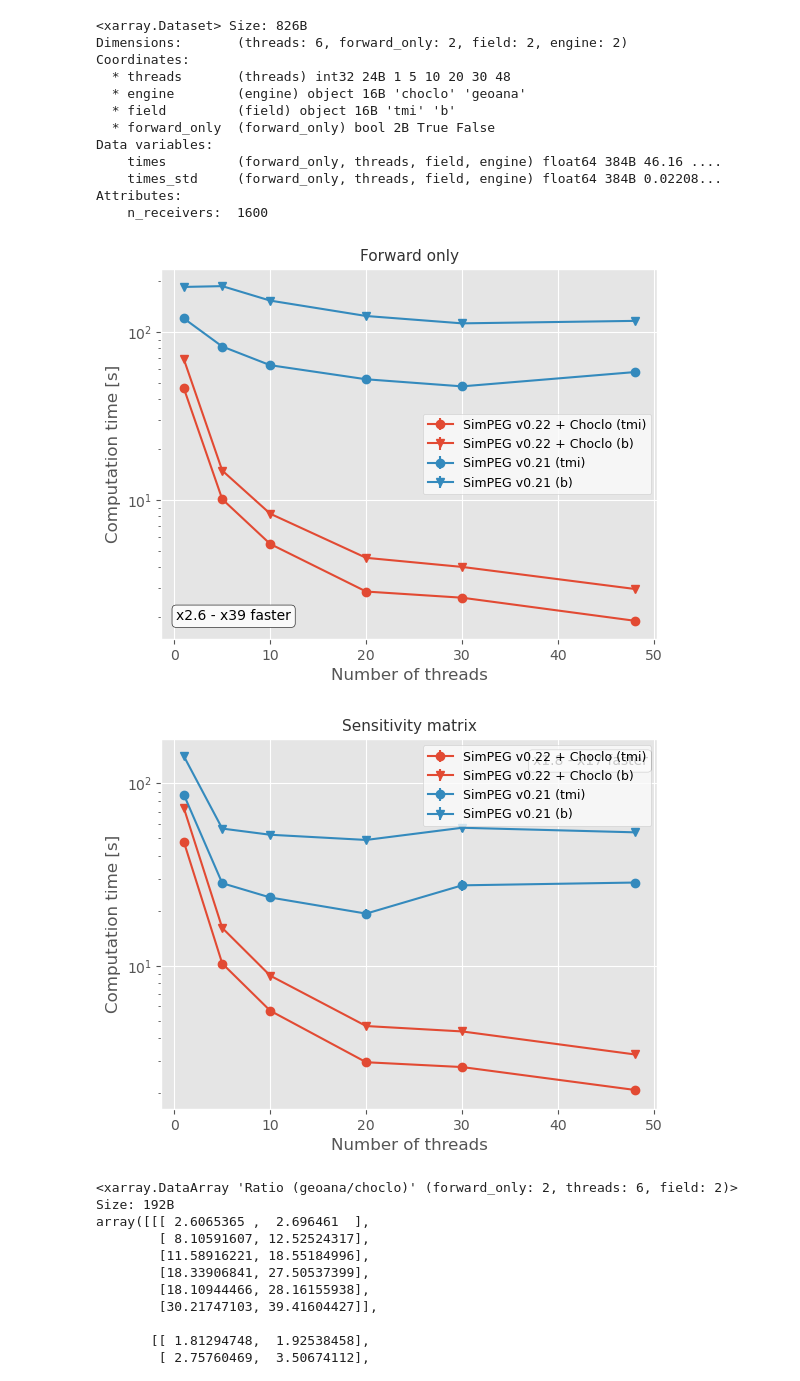
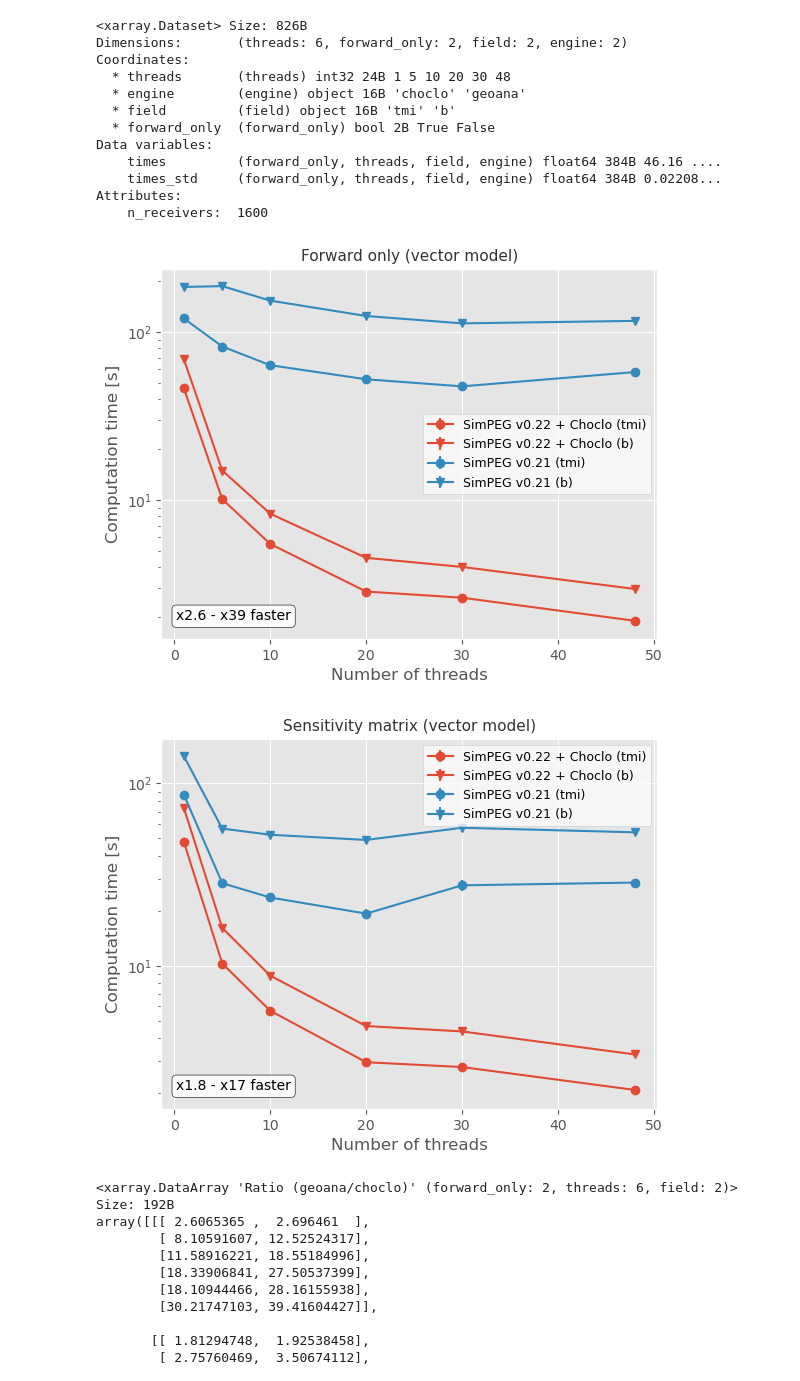
Before and after one commit to santisoler/simpeg-benchmarks-magnetic, a Jupyter notebook: code/figures.ipynb, the cells around one changed output. Saved outputs shown, nothing was run; the diff lists cells and outputs as text; code cells hidden in the pictures.

```diff
--- a/code/figures.ipynb
+++ b/code/figures.ipynb
@@ -204,7 +203,7 @@ Attributes:
 ds = parallel
 
 for forward_only in (True, False):
-    title = get_title(forward_only, parallel=True)
+    title = get_title(forward_only, parallel=True, scalar_model=True)
 
     colors = ["C0", "C1", "C2", "C3"]
     markers = ["o", "v"]
@@ -217,7 +216,7 @@ for forward_only in (True, False):
 
     for marker, field in zip(markers, dask.field.values):
         tmp = dask.sel(field=field, forward_only=forward_only)
-        label = f"SimPEG + Dask ({field})"
+        label = f"SimPEG v0.21 + Dask ({field})"
         plt.errorbar(tmp.n_cells, tmp.times, yerr=tmp.times_std, label=label, marker=marker, color=colors[3])
 
     # Compute ratii
@@ -310,6 +309,7 @@ ds = threads
 
 for forward_only in (True, False):
     title = "Forward only" if forward_only else "Sensitivity matrix"
+    title += " (scalar model)"
 
     colors = ["C0", "C1", "C2", "C3"]
     markers = ["o", "v"]
@@ -404,7 +404,7 @@ Attributes:
 ds = vector_serial
 
 for forward_only in (True, False):
-    title = get_title(forward_only, parallel=False)
+    title = get_title(forward_only, parallel=False, scalar_model=False)
 
     colors = ["C0", "C1", "C2", "C3"]
     markers = ["o", "v"]
@@ -496,7 +496,7 @@ Attributes:
 ds = vector_parallel.sel(n_cells=vector_parallel.n_cells < 1e6)
 
 for forward_only in (True, False):
-    title = get_title(forward_only, parallel=True)
+    title = get_title(forward_only, parallel=True, scalar_model=False)
 
     colors = ["C0", "C1", "C2", "C3"]
     markers = ["o", "v"]
@@ -509,7 +509,7 @@ for forward_only in (True, False):
 
     for marker, field in zip(markers, dask.field.values):
         tmp = dask.sel(field=field, forward_only=forward_only)
-        label = f"SimPEG + Dask ({field})"
+        label = f"SimPEG v0.21 + Dask ({field})"
         plt.errorbar(tmp.n_cells, tmp.times, yerr=tmp.times_std, label=label, marker=marker, color=colors[3])
 
     # Compute ratii
@@ -625,6 +625,7 @@ ds = threads_vector
 
 for forward_only in (True, False):
     title = "Forward only" if forward_only else "Sensitivity matrix"
+    title += " (vector model)"
 
     colors = ["C0", "C1", "C2", "C3"]
     markers = ["o", "v"]
@@ -633,39 +634,36 @@ for forward_only in (True, False):
         for marker, field in zip(markers, ds.field.values):
             tmp = ds.sel(engine=engine, field=field, forward_only=forward_only)
             label = get_label(engine, field=field)
             plt.errorbar(tmp.threads, tmp.times, yerr=tmp.times_std, label=label, marker=marker, color=color)
 
     # Compute ratii
     ratii = (
         ds.times.sel(engine="geoana", forward_only=forward_only)
         / ds.times.sel(engine="choclo", forward_only=forward_only)
     )
     text = get_ratii_text(ratii)
-    if forward_only:
-        loc, ha = (0.03, 0.05), "left"
-    else:
-        loc, ha = (0.98, 0.93), "right"
+    loc, ha = (0.03, 0.05), "left"
     plt.annotate(
         text,
         loc,
         xycoords="axes fraction",
         bbox=dict(boxstyle="round", fc="#fafafa", ec="#2e2e2e", alpha=1),
         ha=ha,
     )
 
     plt.yscale("log")
     plt.xlabel("Number of threads")
     plt.ylabel("Computation time [s]")
     plt.title(title)
     plt.legend()
     plt.savefig(
         figs_dir/ f"benchmark_vector_threads_{'forward' if forward_only else 'matrix'}.png",
         dpi=300,
     )
     plt.show()
 # %% [output]
-[figure, old version]
+[figure, new version]
-[figure, old version]
+[figure, new version]
 # %%
 ratii = threads_vector.times.sel(engine="geoana") / threads_vector.times.sel(engine="choclo")
 ratii.name = "Ratio (geoana/choclo)"
```
Also changed, not shown: parts of 6 cells of this notebook, 12 other files.
